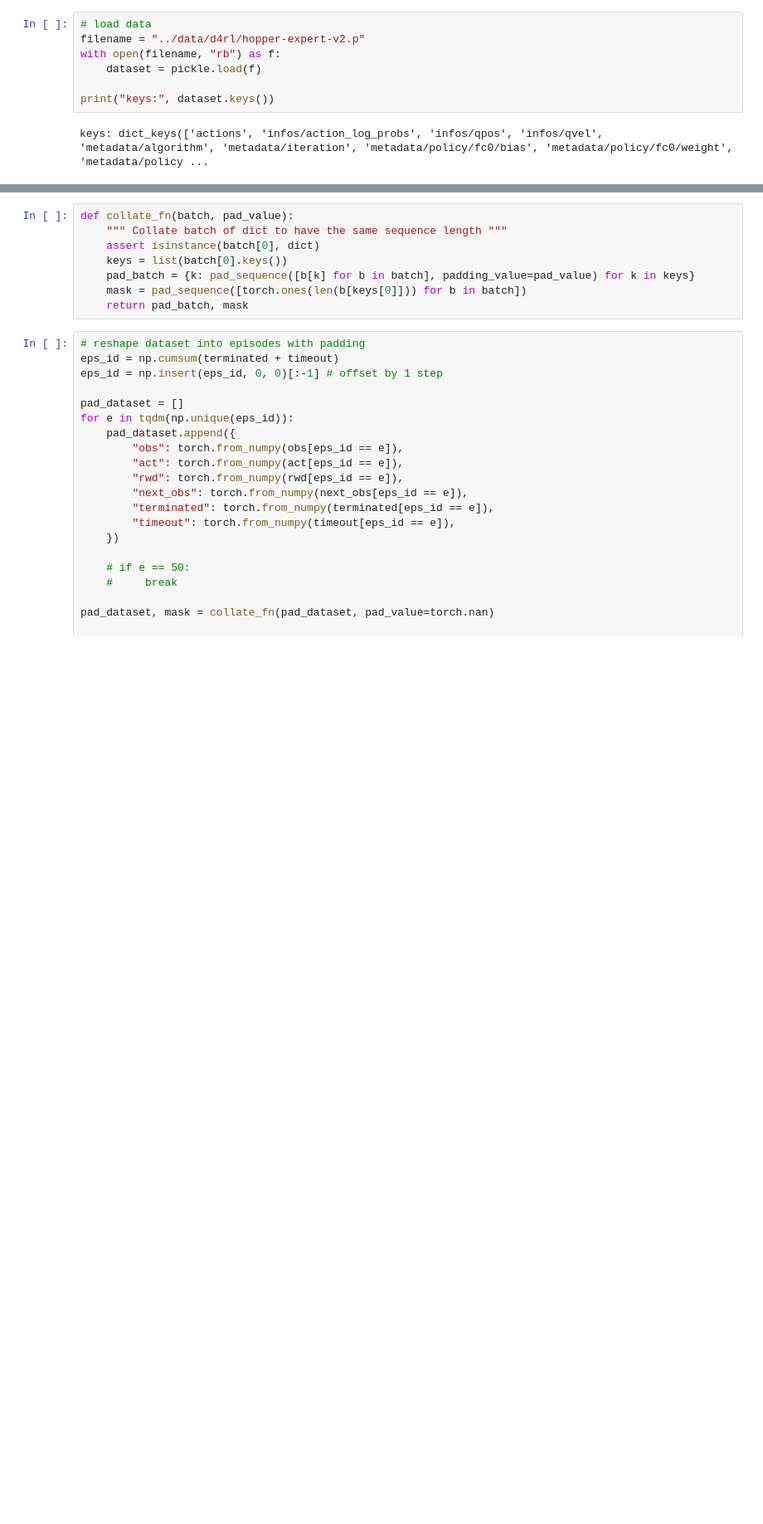
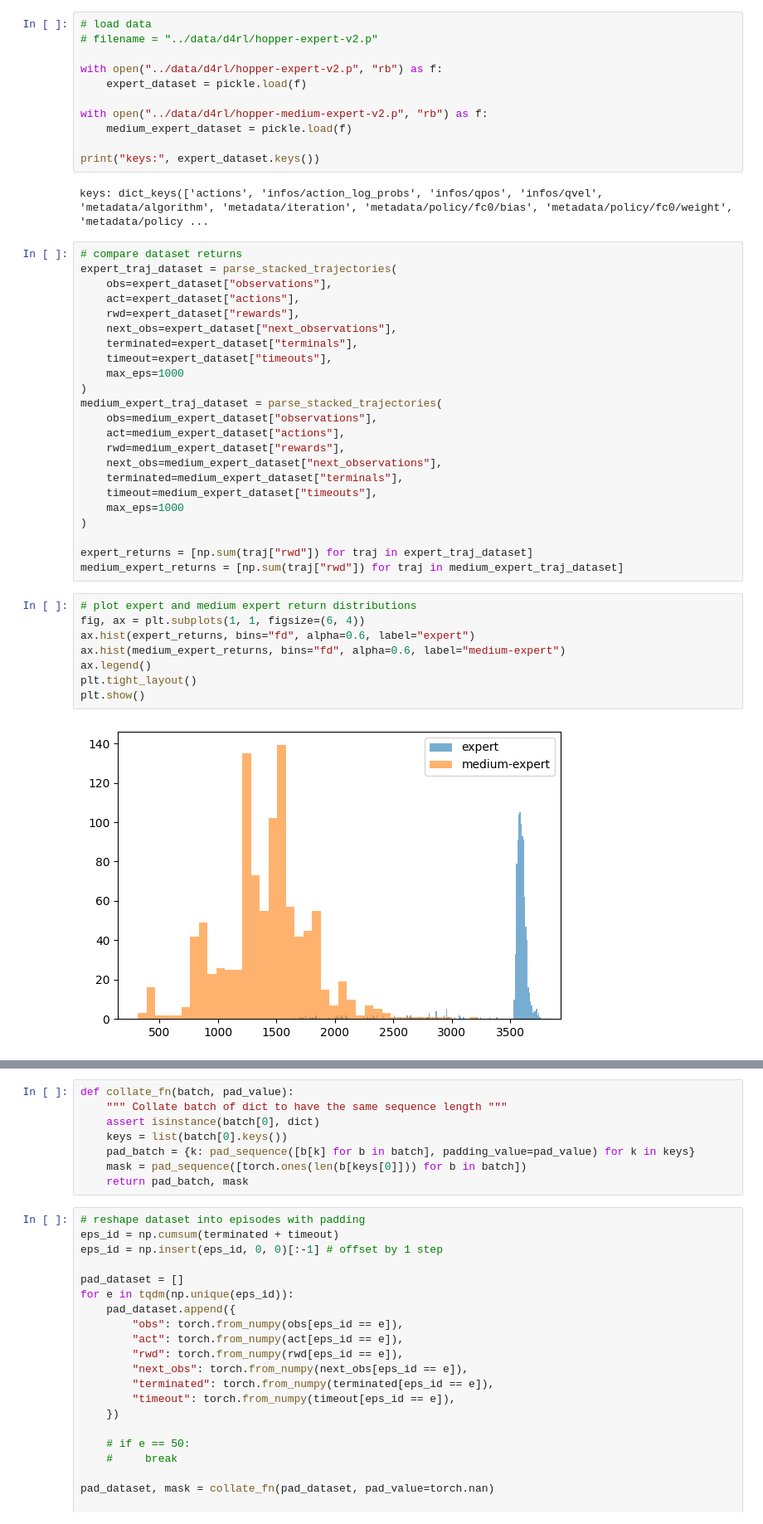
Before and after one commit to ran-weii/btom_irl, a Jupyter notebook: notebooks/d4rl.ipynb, the cells around one changed output, grey strips where cells are left out. Shown at 83% size. Drawn from its saved outputs; the diff is of its cells as text; blank space fills up the shorter version.

Commit message:
bug fix rambo grad_penalty input normalization, dynamics hard mu clipping, add d4rl dataset return visualization

```diff
--- a/notebooks/d4rl.ipynb
+++ b/notebooks/d4rl.ipynb
@@ -19,12 +21,49 @@ hopper_obs_names = [
 ]
 # %%
 # load data
-filename = "../data/d4rl/hopper-expert-v2.p"
-with open(filename, "rb") as f:
-    dataset = pickle.load(f)
+# filename = "../data/d4rl/hopper-expert-v2.p"
 
-print("keys:", dataset.keys())
+with open("../data/d4rl/hopper-expert-v2.p", "rb") as f:
+    expert_dataset = pickle.load(f)
+
+with open("../data/d4rl/hopper-medium-expert-v2.p", "rb") as f:
+    medium_expert_dataset = pickle.load(f)
+
+print("keys:", expert_dataset.keys())
 # %% [output]
 keys: dict_keys(['actions', 'infos/action_log_probs', 'infos/qpos', 'infos/qvel', 'metadata/algorithm', 'metadata/iteration', 'metadata/policy/fc0/bias', 'metadata/policy/fc0/weight', 'metadata/policy ...
+# %%
+# compare dataset returns
+expert_traj_dataset = parse_stacked_trajectories(
+    obs=expert_dataset["observations"],
+    act=expert_dataset["actions"],
+    rwd=expert_dataset["rewards"],
+    next_obs=expert_dataset["next_observations"],
+    terminated=expert_dataset["terminals"],
+    timeout=expert_dataset["timeouts"],
+    max_eps=1000
+)
+medium_expert_traj_dataset = parse_stacked_trajectories(
+    obs=medium_expert_dataset["observations"],
+    act=medium_expert_dataset["actions"],
+    rwd=medium_expert_dataset["rewards"],
+    next_obs=medium_expert_dataset["next_observations"],
+    terminated=medium_expert_dataset["terminals"],
+    timeout=medium_expert_dataset["timeouts"],
+    max_eps=1000
+)
+
+expert_returns = [np.sum(traj["rwd"]) for traj in expert_traj_dataset]
+medium_expert_returns = [np.sum(traj["rwd"]) for traj in medium_expert_traj_dataset]
+# %%
+# plot expert and medium expert return distributions
+fig, ax = plt.subplots(1, 1, figsize=(6, 4))
+ax.hist(expert_returns, bins="fd", alpha=0.6, label="expert")
+ax.hist(medium_expert_returns, bins="fd", alpha=0.6, label="medium-expert")
+ax.legend()
+plt.tight_layout()
+plt.show()
+# %% [output]
+[figure, added]
 # %%
 # unpack dataset
```
Also changed, not shown: parts of 2 cells of this notebook, 2 other files.
